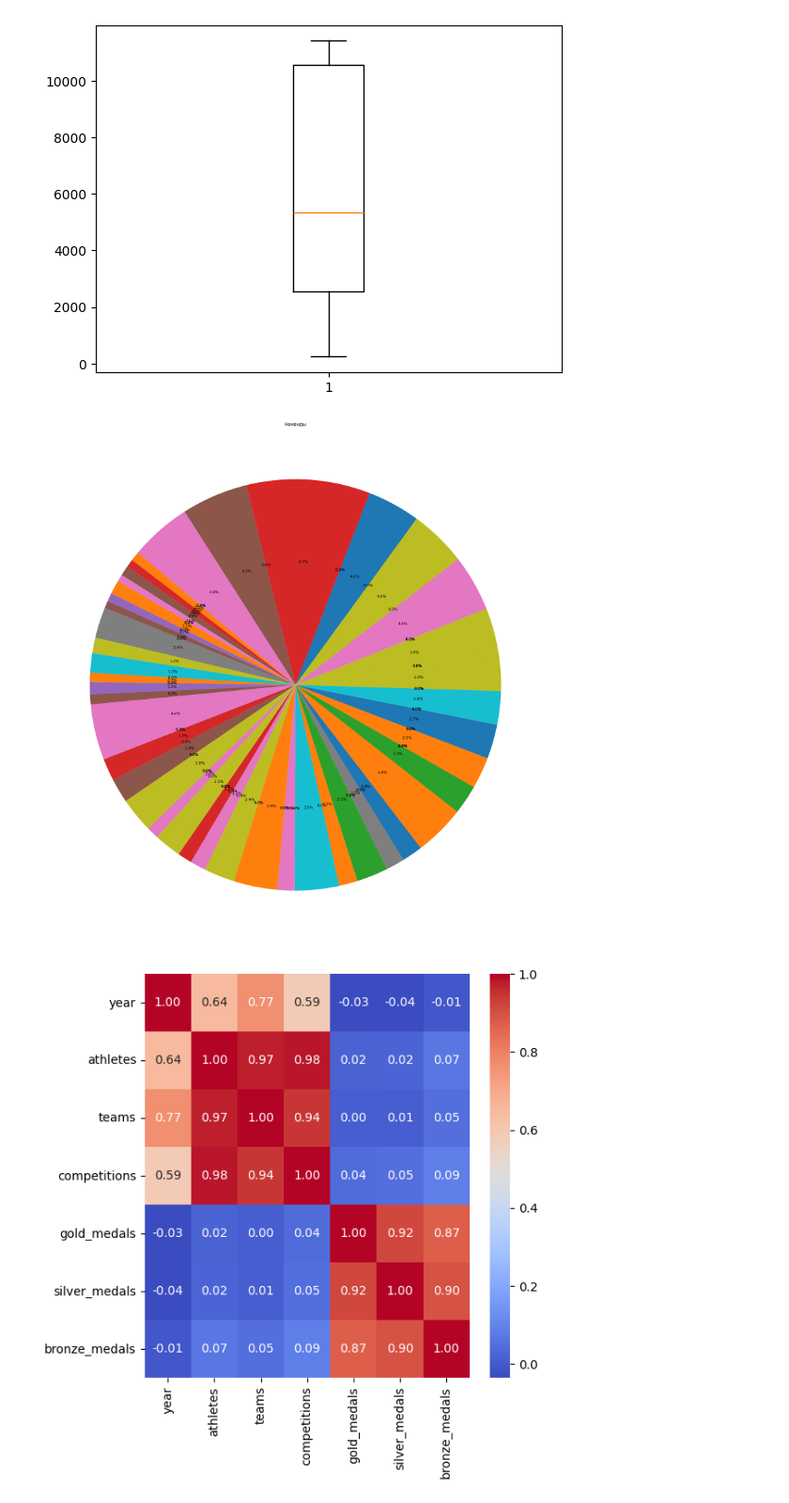
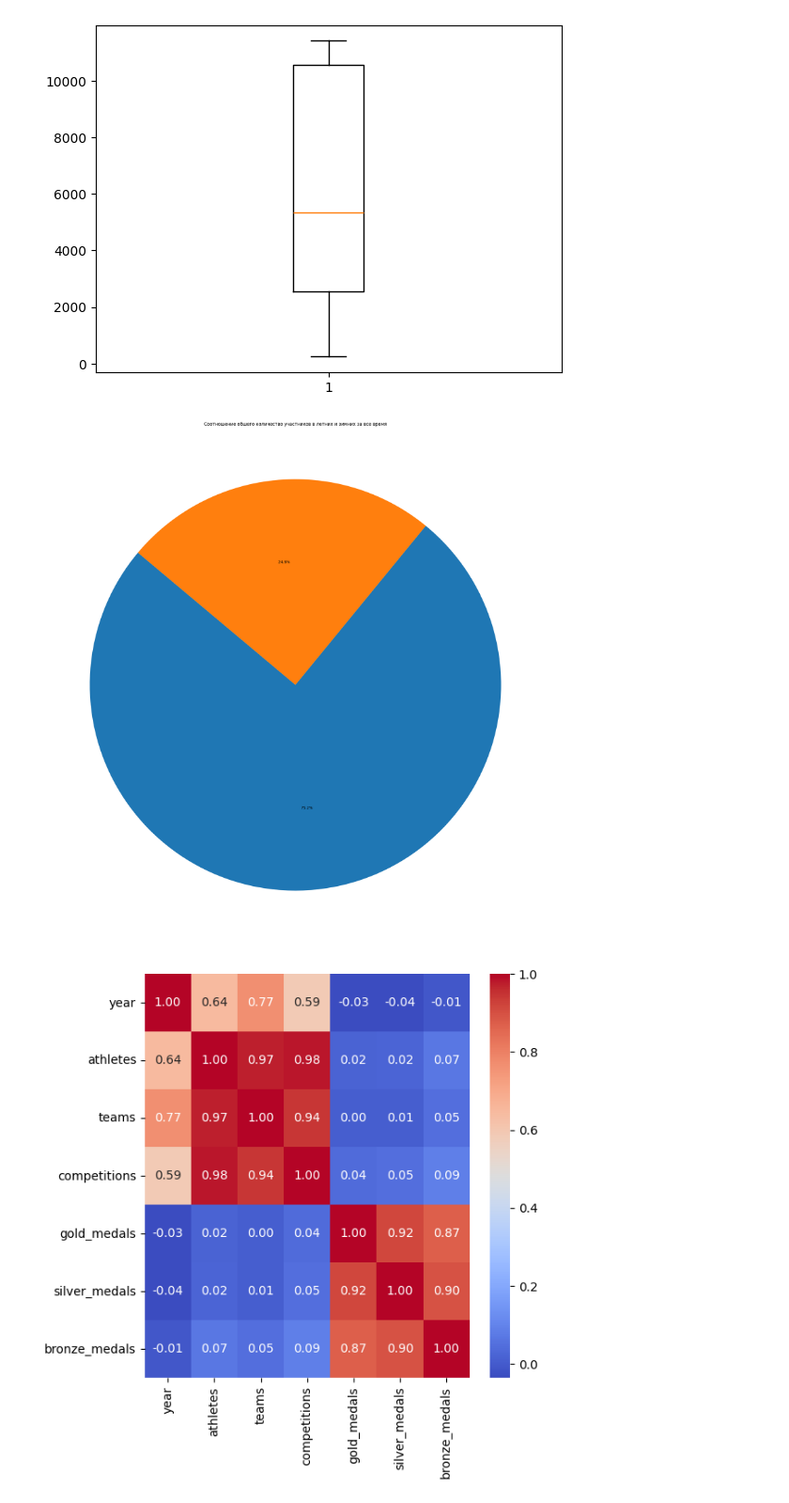
Before and after one commit to kiokroel/pp, a Jupyter notebook: pp_6.ipynb, the cells around one changed output. Shown at 94% size. Cells and saved outputs as stored; diff of their text form; code cells hidden in the pictures.

```diff
--- a/pp_6.ipynb
+++ b/pp_6.ipynb
@@ -90,13 +90,18 @@ plt.savefig('2.png')
 # %%
 fig, axs = plt.subplots(figsize=(25, 25))
 
-count_numbers = np.bincount(data['teams'])
 
-axs.pie(count_numbers[1:], autopct='%1.1f%%', startangle=140)
-axs.set_title('Команды',)
+dict = {
+    'Summer':'0',
+    'Winter':'1'
+}
+count_numbers = np.bincount(data['games_type'].map(dict))
+
+axs.pie(count_numbers, autopct='%1.1f%%', startangle=140)
+axs.set_title('Соотношение обшего количество участников в летних и зимних за все время',)
 fig.savefig('3.png')
 # %% [output]
-[figure, old version]
+[figure, new version]
 # %%
 plt.figure(figsize = (6,6))
 sns.heatmap(data[['year','athletes','teams','competitions','gold_medals','silver_medals','bronze_medals']].corr(),annot=True,cmap="coolwarm",fmt=".2f")
```
Also changed, not shown: 2 other files.
